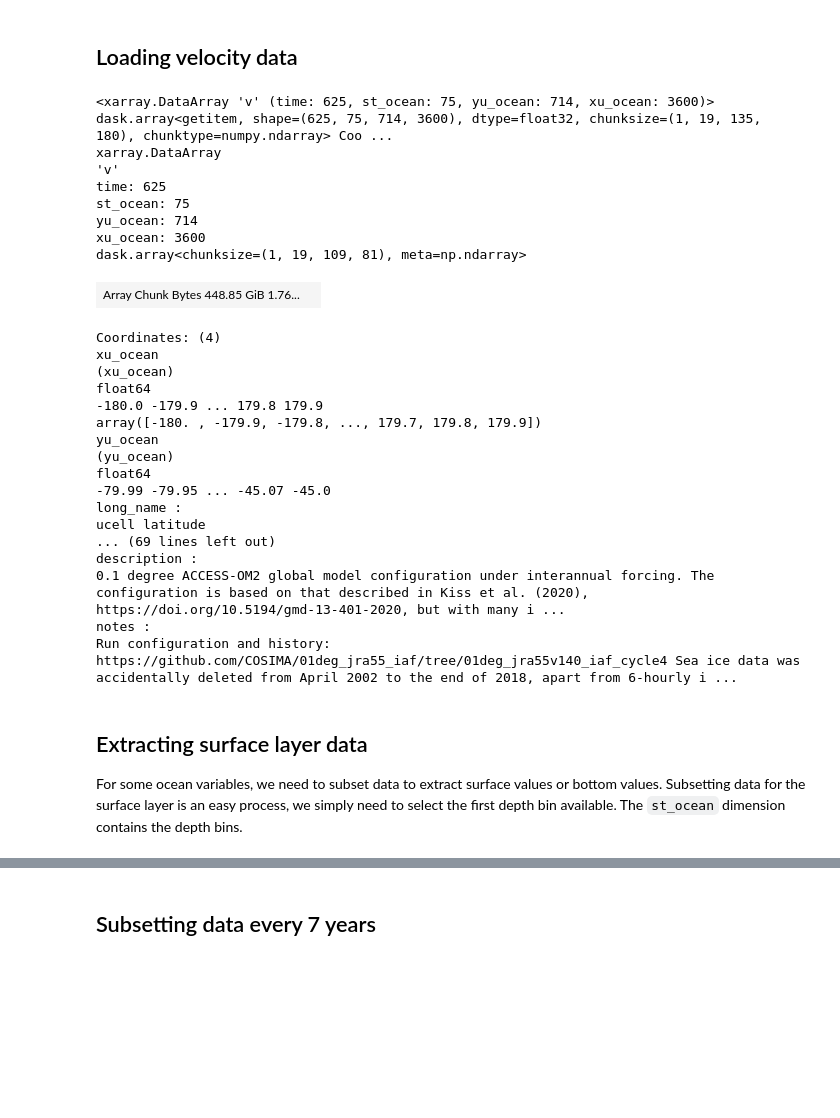
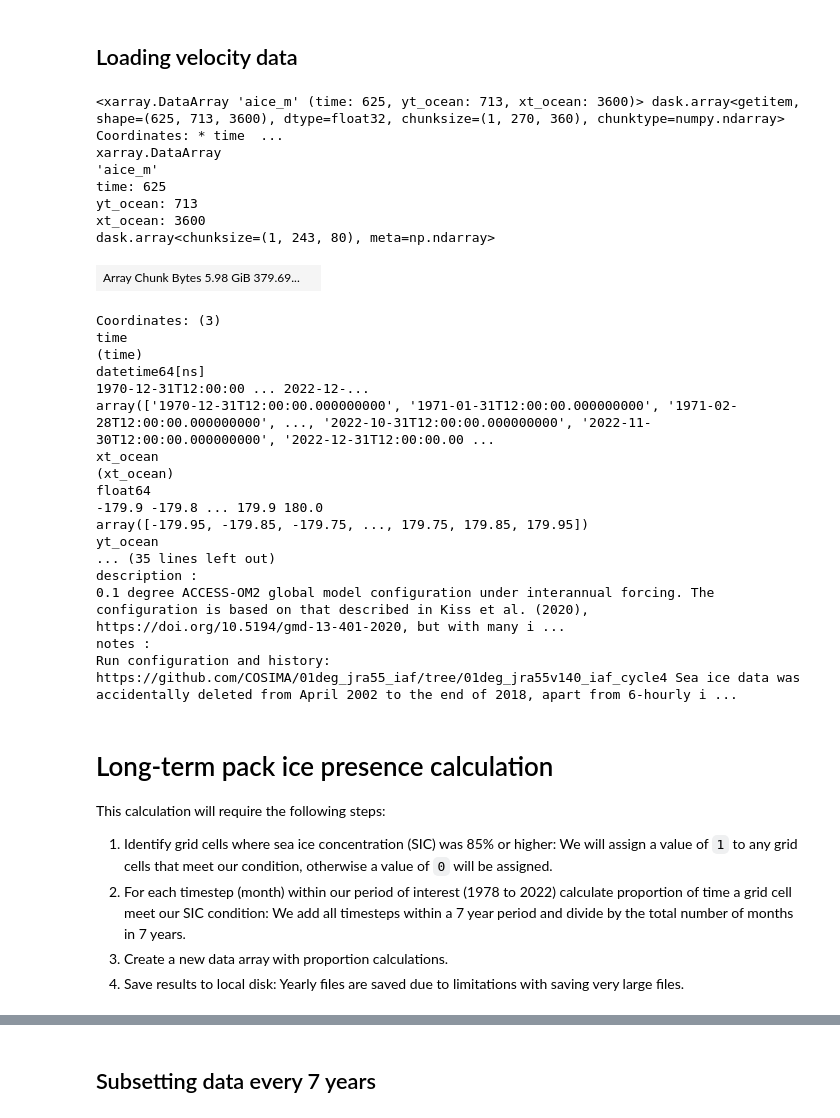
Before and after one commit to lidefi87/Crabeater_Distribution_East_Antarctica, a Jupyter notebook: Scripts/02_Env_data/ACCESS-OM2-01/02e_LongTerm_SeaIce.ipynb, the cells around one changed output, grey strips where cells are left out. Cells and saved outputs as stored; diff of their text form; code cells hidden in the pictures; blank space fills up the shorter version.

Commit message:
Correcting script for long term sea ice calculations

```diff
--- a/Scripts/02_Env_data/ACCESS-OM2-01/02e_LongTerm_SeaIce.ipynb
+++ b/Scripts/02_Env_data/ACCESS-OM2-01/02e_LongTerm_SeaIce.ipynb
@@ -39,14 +38,14 @@ client
 # Defining dictionary of useful variables
 In this dictionary we will define a variables that will be used multiple times throughout this notebook to avoid repetition. It will mostly contain paths to folders where intermediate or final outputs will be stored.
 # %%
-varDict = {'var_mod': 'v',
+varDict = {'var_mod': 'aice_m',
            #We will use cycle 4, which has an extension run until Dec 2022
            'exp': '01deg_jra55v140_iaf_cycle4',
            'exp_ext': '01deg_jra55v140_iaf_cycle4_jra55v150_extension',
            #Frequency of data
            'freq': '1 monthly',
            #Folder where regridded data will be stored
-           'out_folder': '/g/data/v45/la6889/Chapter2_Crabeaters/Velocity_Fields/Meridional_Vel/'}
+           'out_folder': '/g/data/v45/la6889/Chapter2_Crabeaters/SeaIce/LongTerm_PackIce/'}
 # %% [markdown]
 # Accessing ACCESS-OM2-01 data
 # %% [markdown]
@@ -63,52 +62,55 @@ session = cc.database.create_session()
 ## Loading velocity data
 # %%
 #Loading data from fourth cycle (1958 to 2018)
-var_vel = uf.getACCESSdata_SO(varDict['var_mod'], '1971-01', '2019-01',
+var_ice = uf.getACCESSdata_SO(varDict['var_mod'], '1971-01', '2019-01',
                               freq = varDict['freq'], ses = session, minlat = -80,
-                              exp = varDict['exp'])
+                              exp = varDict['exp'], ice_data = True)
 
 #Loading data from fourth cycle extension (2019 to 2022)
-var_vel_ext = uf.getACCESSdata_SO(varDict['var_mod'], '2019-01', '2023-01',
+var_ice_ext = uf.getACCESSdata_SO(varDict['var_mod'], '2019-01', '2023-01',
                               freq = varDict['freq'], ses = session, minlat = -80,
-                              exp = varDict['exp_ext'])
+                              exp = varDict['exp_ext'], ice_data = True)
 
 #Concatenating both data arrays into one
-var_vel = xr.concat([var_vel, var_vel_ext], dim = 'time')
-var_vel = uf.corrlong(var_vel)
+var_ice = xr.concat([var_ice, var_ice_ext], dim = 'time')
+var_ice = uf.corrlong(var_ice)
 
 #Removing variable merged (and now duplicated)
-del var_vel_ext
+del var_ice_ext
 
 #Checking results
-var_vel
+var_ice
 # %% [output]
-<xarray.DataArray 'v' (time: 625, st_ocean: 75, yu_ocean: 714, xu_ocean: 3600)> dask.array<getitem, shape=(625, 75, 714, 3600), dtype=float32, chunksize=(1, 19, 135, 180), chunktype=numpy.ndarray> Coo ...
+<xarray.DataArray 'aice_m' (time: 625, yt_ocean: 713, xt_ocean: 3600)> dask.array<getitem, shape=(625, 713, 3600), dtype=float32, chunksize=(1, 270, 360), chunktype=numpy.ndarray> Coordinates: * time  ...
 xarray.DataArray
-'v'
+'aice_m'
 time: 625
-st_ocean: 75
-yu_ocean: 714
-xu_ocean: 3600
-dask.array<chunksize=(1, 19, 109, 81), meta=np.ndarray>
+yt_ocean: 713
+xt_ocean: 3600
+dask.array<chunksize=(1, 243, 80), meta=np.ndarray>
-| Array Chunk Bytes 448.85 GiB 1.76... |  |
+| Array Chunk Bytes 5.98 GiB 379.69... |  |
-Coordinates: (4)
-xu_ocean
-(xu_ocean)
+Coordinates: (3)
+time
+(time)
+datetime64[ns]
+1970-12-31T12:00:00 ... 2022-12-...
+array(['1970-12-31T12:00:00.000000000', '1971-01-31T12:00:00.000000000', '1971-02-28T12:00:00.000000000', ..., '2022-10-31T12:00:00.000000000', '2022-11-30T12:00:00.000000000', '2022-12-31T12:00:00.00 ...
+xt_ocean
+(xt_ocean)
 float64
--180.0 -179.9 ... 179.8 179.9
-array([-180. , -179.9, -179.8, ..., 179.7, 179.8, 179.9])
-yu_ocean
-(yu_ocean)
-float64
--79.99 -79.95 ... -45.07 -45.0
-long_name :
-ucell latitude
-... (69 lines left out)
+-179.9 -179.8 ... 179.9 180.0
+array([-179.95, -179.85, -179.75, ..., 179.75, 179.85, 179.95])
+yt_ocean
+... (35 lines left out)
 description :
 0.1 degree ACCESS-OM2 global model configuration under interannual forcing. The configuration is based on that described in Kiss et al. (2020), https://doi.org/10.5194/gmd-13-401-2020, but with many i ...
 notes :
 Run configuration and history: https://github.com/COSIMA/01deg_jra55_iaf/tree/01deg_jra55v140_iaf_cycle4 Sea ice data was accidentally deleted from April 2002 to the end of 2018, apart from 6-hourly i ...
-# %% [markdown]
-## Extracting surface layer data
-For some ocean variables, we need to subset data to extract surface values or bottom values. Subsetting data for the surface layer is an easy process, we simply need to select the first depth bin available. The `st_ocean` dimension contains the depth bins.
+# %% [markdown]
+# Long-term pack ice presence calculation
+This calculation will require the following steps:
+1. Identify grid cells where sea ice concentration (SIC) was 85\% or higher: We will assign a value of `1` to any grid cells that meet our condition, otherwise a value of `0` will be assigned.
+2. For each timestep (month) within our period of interest (1978 to 2022) calculate proportion of time a grid cell meet our SIC condition: We add all timesteps within a 7 year period and divide by the total number of months in 7 years.
+3. Create a new data array with proportion calculations.
+4. Save results to local disk: Yearly files are saved due to limitations with saving very large files.
 # %%
```
Also changed, not shown: parts of 16 cells of this notebook, 2 other files.
